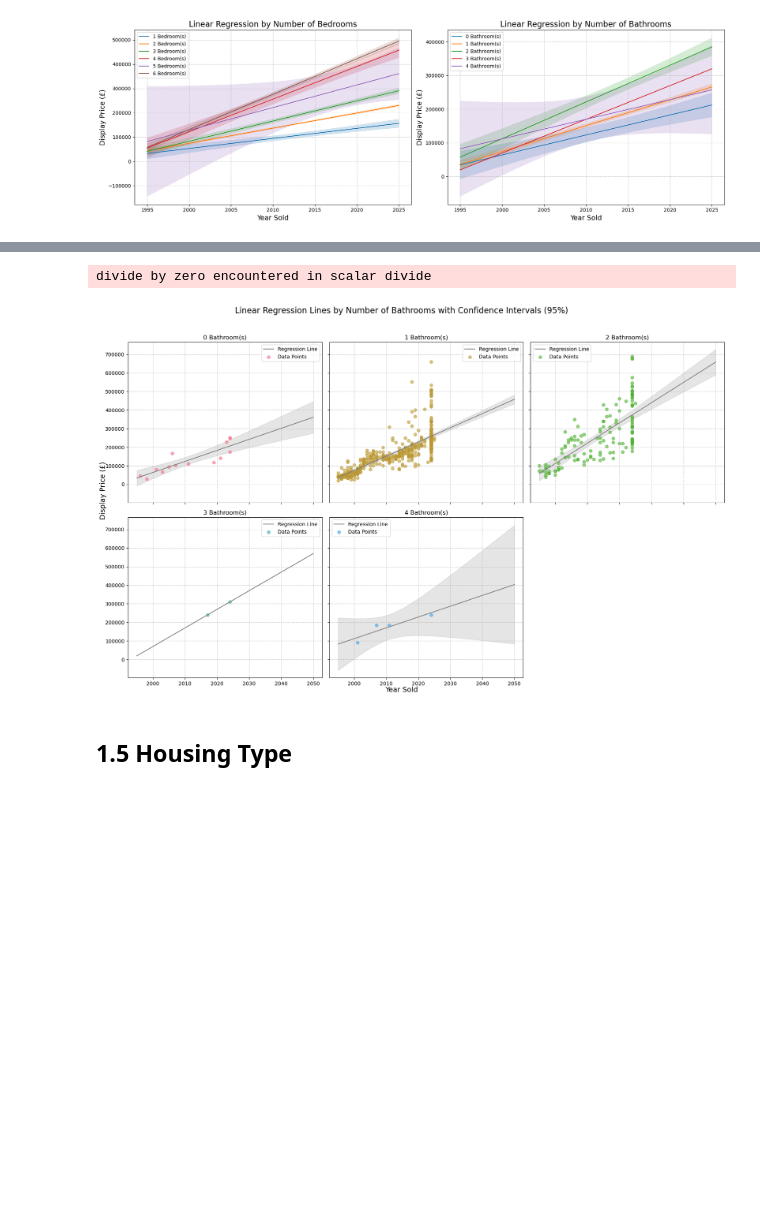
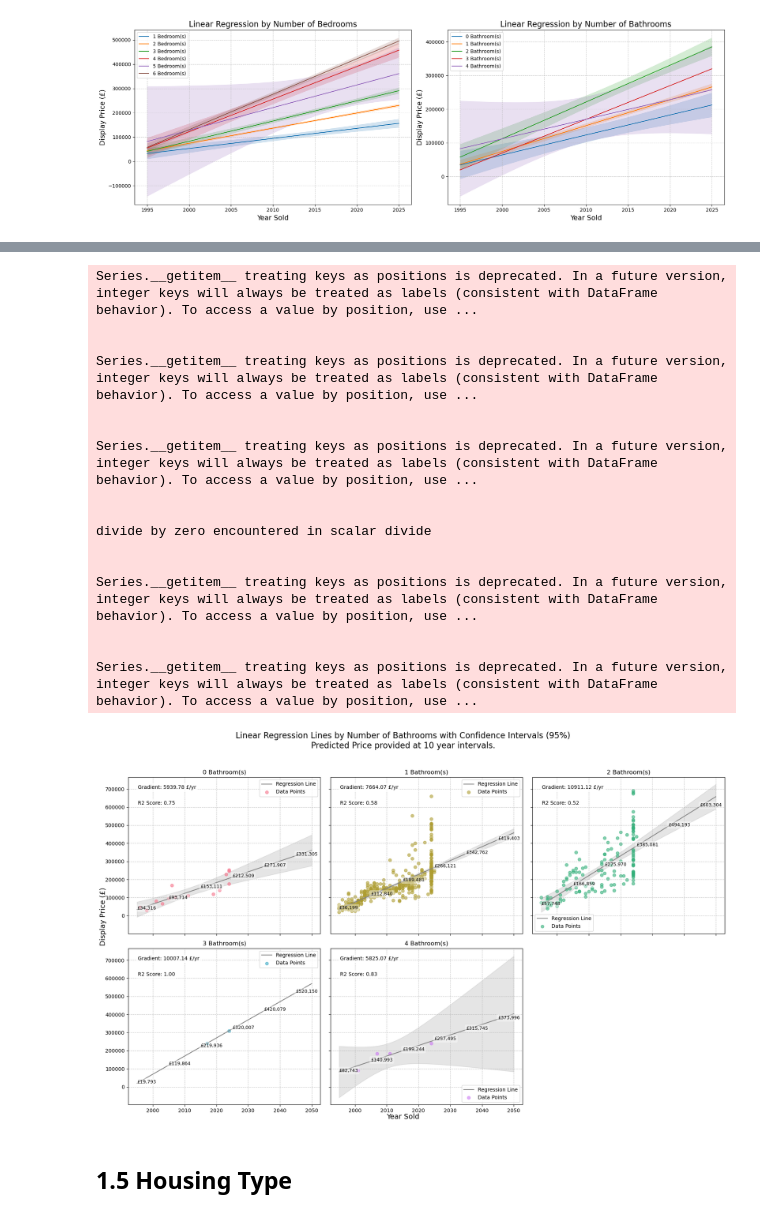
Before and after one commit to RoryThomas16/Cardiff-Housing-Price-Predictor, a Jupyter notebook: Cardiff-Housing_Price_Predictor.ipynb, the cells around one changed output, grey strips where cells are left out. Cells and saved outputs as stored; diff of their text form; code cells hidden in the pictures; blank space fills up the shorter version.

Commit message:
Updated linear regression forecasting and prior visualisations.

```diff
--- a/Cardiff-Housing_Price_Predictor.ipynb
+++ b/Cardiff-Housing_Price_Predictor.ipynb
@@ -228,7 +229,7 @@ print(lin_reg)
 {1: {'m': array([4140.31697]), 'c': -8227644.064117551, 'r2': 0.6758838099252615, 'N': 28}, 2: {'m': array([6233.27889994]), 'c': -12392195.28039379, 'r2': 0.8217105756030633, 'N': 205}, 3: {'m': arra ...
 # %%
 unique_bathrooms = np.sort(df['bathrooms'].dropna().unique())
-colors = sns.color_palette("husl", len(unique_bathrooms))
+bathroom_colors = sns.color_palette("husl", len(unique_bathrooms))
 
 fig, axes = plt.subplots(nrows=int(np.ceil(len(unique_bathrooms) / 3)), ncols=3, figsize=(18, 12), sharex=True, sharey=True)
 axes = axes.flatten()  # Flatten the axes array for easy iteration
@@ -240,7 +241,7 @@ for i, bathrooms in enumerate(unique_bathrooms):
     subset = df[df['bathrooms'] == bathrooms]  # Filter data for the current number of bathrooms
 
     # Scatter plot
-    sns.scatterplot(data=subset, x='year_sold', y='display_price', alpha=0.6, ax=ax, color=colors[i])
+    sns.scatterplot(data=subset, x='year_sold', y='display_price', alpha=0.6, ax=ax, color=bathroom_colors[i])
 
     # Fit linear regression
     if len(subset) > 1:  # Ensure there is enough data to fit a regression
@@ -363,9 +364,7 @@ axes = axes.flatten()  # Flatten the axes array for easy iteration
 x_range = np.linspace(df['year_sold'].min(), 2050, 100)
 
 # Loop through each bedroom and plot its regression line with confidence intervals
-for i, bedrooms in enumerate(lin_reg.keys()):
-    ax = axes[i]
-
+for i, (bedrooms, ax) in enumerate(zip(lin_reg.keys(), axes)):
     # Filter data for the current number of bedrooms
     subset = df[df['bedrooms'] == bedrooms]
 
@@ -386,7 +385,20 @@ for i, bedrooms in enumerate(lin_reg.keys()):
     ax.fill_between(x_range, conf_int[:, 0], conf_int[:, 1], alpha=0.2, color='gray')
 
     # Scatter plot of the data points
-    ax.scatter(subset['year_sold'], subset['display_price'], alpha=0.6, label='Data Points', color=colors[i])
+    ax.scatter(subset['year_sold'], subset['display_price'], alpha=0.6, label='Data Points', color=bedroom_colors[i])
+
+    # Add predicted house price at every 10-year interval
+    for year in range(int(df['year_sold'].min()), 2051, 10):
+        predicted_price = model.predict([1, year])[0]  # Predict price for the year
+        ax.text(year, predicted_price, f"£{predicted_price:,.0f}", fontsize=9, color='k', alpha=1.0, bbox=dict(boxstyle="round,pad=0.3", edgecolor='none', facecolor='white', alpha=0.4))
+
+    # Add gradient (slope) as a text box
+    gradient = model.params[1]
+    ax.text(0.05, 0.95, f"Gradient: {gradient:.2f} £/yr", transform=ax.transAxes, fontsize=10, color='k', bbox=dict(boxstyle="round,pad=0.3", edgecolor='none', facecolor='white', alpha=0.8), verticalalignment='top')
+
+     # Add R2 value as a text box
+    r_squared = model.rsquared  # Extract the R² value
+    ax.text(0.05, 0.85, f"R2 Score: {r_squared:.2f}", transform=ax.transAxes, fontsize=10, color='k', bbox=dict(boxstyle="round,pad=0.3", edgecolor='none', facecolor='white', alpha=0.8), verticalalignment='top')
 
     # Add title and legend
     ax.set_title(f"{int(bedrooms)} Bedroom(s)")
@@ -394,11 +406,11 @@ for i, bedrooms in enumerate(lin_reg.keys()):
     ax.grid(linestyle='--', alpha=0.7)
 
 # Remove unused subplots
-for j in range(i + 1, len(axes)):
+for j in range(len(lin_reg.keys()), len(axes)):
     fig.delaxes(axes[j])
 
 # Add shared labels and title
-fig.suptitle("Linear Regression Lines by Number of Bedrooms with Confidence Intervals (95%)", y=0.92, fontsize=16)
+fig.suptitle("Linear Regression Lines by Number of Bedrooms with Confidence Intervals (95%)\nPredicted Price provided at 10 year intervals.", y=0.92, fontsize=16)
 fig.text(0.5, 0.04, "Year Sold", ha="center", fontsize=14)
 fig.text(0.04, 0.5, "Display Price (£)", va="center", rotation="vertical", fontsize=14)
 
@@ -427,36 +455,64 @@ for i, bathrooms in enumerate(sorted(df['bathrooms'].unique())):
     # Predict values and confidence intervals
     X_pred = sm.add_constant(x_range)  # Add constant to the x_range for predictions
     y_pred = model.predict(X_pred)  # Predicted values
     conf_int = model.get_prediction(X_pred).conf_int()  # Confidence intervals
 
     # Plot the regression line
     ax.plot(x_range, y_pred, label='Regression Line', color='gray')
 
     # Plot the confidence intervals as a shaded region
     ax.fill_between(x_range, conf_int[:, 0], conf_int[:, 1], alpha=0.2, color='gray')
 
     # Scatter plot of the data points
-    ax.scatter(subset['year_sold'], subset['display_price'], alpha=0.6, label='Data Points', color=colors[i % len(colors)])
+    ax.scatter(subset['year_sold'], subset['display_price'], alpha=0.6, label='Data Points', color=bathroom_colors[i % len(bathroom_colors)])
+
+    # Add predicted house price at every 10-year interval
+    for year in range(int(df['year_sold'].min()), 2051, 10):
+        predicted_price = model.predict([1, year])[0]  # Predict price for the year
+        ax.text(year, predicted_price, f"£{predicted_price:,.0f}", fontsize=9, color='k', alpha=1.0, bbox=dict(boxstyle="round,pad=0.3", edgecolor='none', facecolor='white', alpha=0.4))
+
+    # Add gradient (slope) as a text box
+    gradient = model.params[1]
+    ax.text(0.05, 0.95, f"Gradient: {gradient:.2f} £/yr", transform=ax.transAxes, fontsize=10, color='k', bbox=dict(boxstyle="round,pad=0.3", edgecolor='none', facecolor='white', alpha=0.8), verticalalignment='top')
+
+     # Add R2 value as a text box
+    r_squared = model.rsquared  # Extract the R² value
+    ax.text(0.05, 0.85, f"R2 Score: {r_squared:.2f}", transform=ax.transAxes, fontsize=10, color='k', bbox=dict(boxstyle="round,pad=0.3", edgecolor='none', facecolor='white', alpha=0.8), verticalalignment='top')
 
     # Add title and legend
     ax.set_title(f"{int(bathrooms)} Bathroom(s)")
     ax.legend(fontsize=10)
     ax.grid(linestyle='--', alpha=0.7)
 
 # Remove unused subplots
 for j in range(i + 1, len(axes)):
     fig.delaxes(axes[j])
 
 # Add shared labels and title
-fig.suptitle("Linear Regression Lines by Number of Bathrooms with Confidence Intervals (95%)", y=0.92, fontsize=16)
+fig.suptitle("Linear Regression Lines by Number of Bathrooms with Confidence Intervals (95%)\nPredicted Price provided at 10 year intervals.", y=0.92, fontsize=16)
 fig.text(0.5, 0.04, "Year Sold", ha="center", fontsize=14)
 fig.text(0.04, 0.5, "Display Price (£)", va="center", rotation="vertical", fontsize=14)
 
 plt.tight_layout(rect=[0.04, 0.04, 1, 0.9])
 plt.show()
 # %% [output]
+Series.__getitem__ treating keys as positions is deprecated. In a future version, integer keys will always be treated as labels (consistent with DataFrame behavior). To access a value by position, use ...
+
+
+Series.__getitem__ treating keys as positions is deprecated. In a future version, integer keys will always be treated as labels (consistent with DataFrame behavior). To access a value by position, use ...
+
+
+Series.__getitem__ treating keys as positions is deprecated. In a future version, integer keys will always be treated as labels (consistent with DataFrame behavior). To access a value by position, use ...
+
+
 divide by zero encountered in scalar divide
+
+
+Series.__getitem__ treating keys as positions is deprecated. In a future version, integer keys will always be treated as labels (consistent with DataFrame behavior). To access a value by position, use ...
+
+
+Series.__getitem__ treating keys as positions is deprecated. In a future version, integer keys will always be treated as labels (consistent with DataFrame behavior). To access a value by position, use ...
-[figure, old version]
+[figure, new version]
 # %% [markdown]
 ## 1.5 Housing Type
 # %%
```
Also changed, not shown: parts of 10 cells of this notebook.
